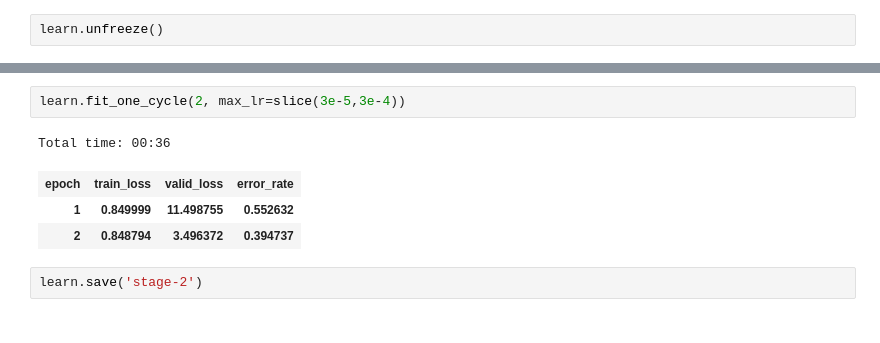
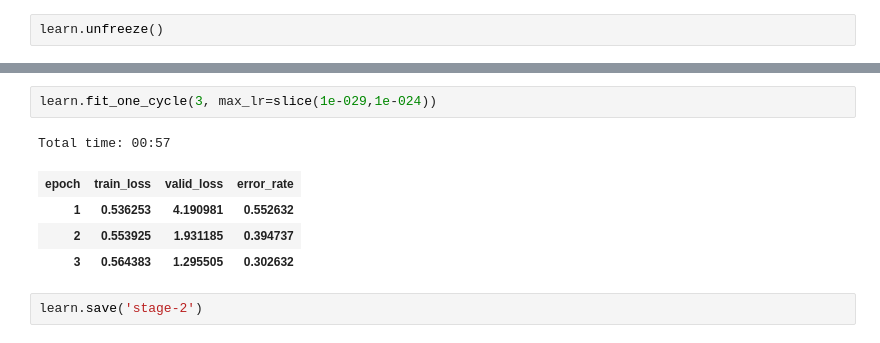
Before and after one commit to satyajittarai/2018-cycle-2, a Jupyter notebook: Leaf_Classification.ipynb, the cells around one changed output, grey strips where cells are left out. Saved outputs shown, nothing was run; the diff lists cells and outputs as text.

```diff
--- a/Leaf_Classification.ipynb
+++ b/Leaf_Classification.ipynb
@@ -156,10 +158,11 @@ learn.recorder.plot()
-# %%
-learn.fit_one_cycle(2, max_lr=slice(3e-5,3e-4))
-# %% [output]
-Total time: 00:36
-| epoch | train_loss | valid_loss | error_rate |
-| 1 | 0.849999 | 11.498755 | 0.552632 |
-| 2 | 0.848794 | 3.496372 | 0.394737 |
+# %%
+learn.fit_one_cycle(3, max_lr=slice(1e-029,1e-024))
+# %% [output]
+Total time: 00:57
+| epoch | train_loss | valid_loss | error_rate |
+| 1 | 0.536253 | 4.190981 | 0.552632 |
+| 2 | 0.553925 | 1.931185 | 0.394737 |
+| 3 | 0.564383 | 1.295505 | 0.302632 |
 # %%
 learn.save('stage-2')
 # %%
```
Also changed, not shown: parts of 12 cells of this notebook.
